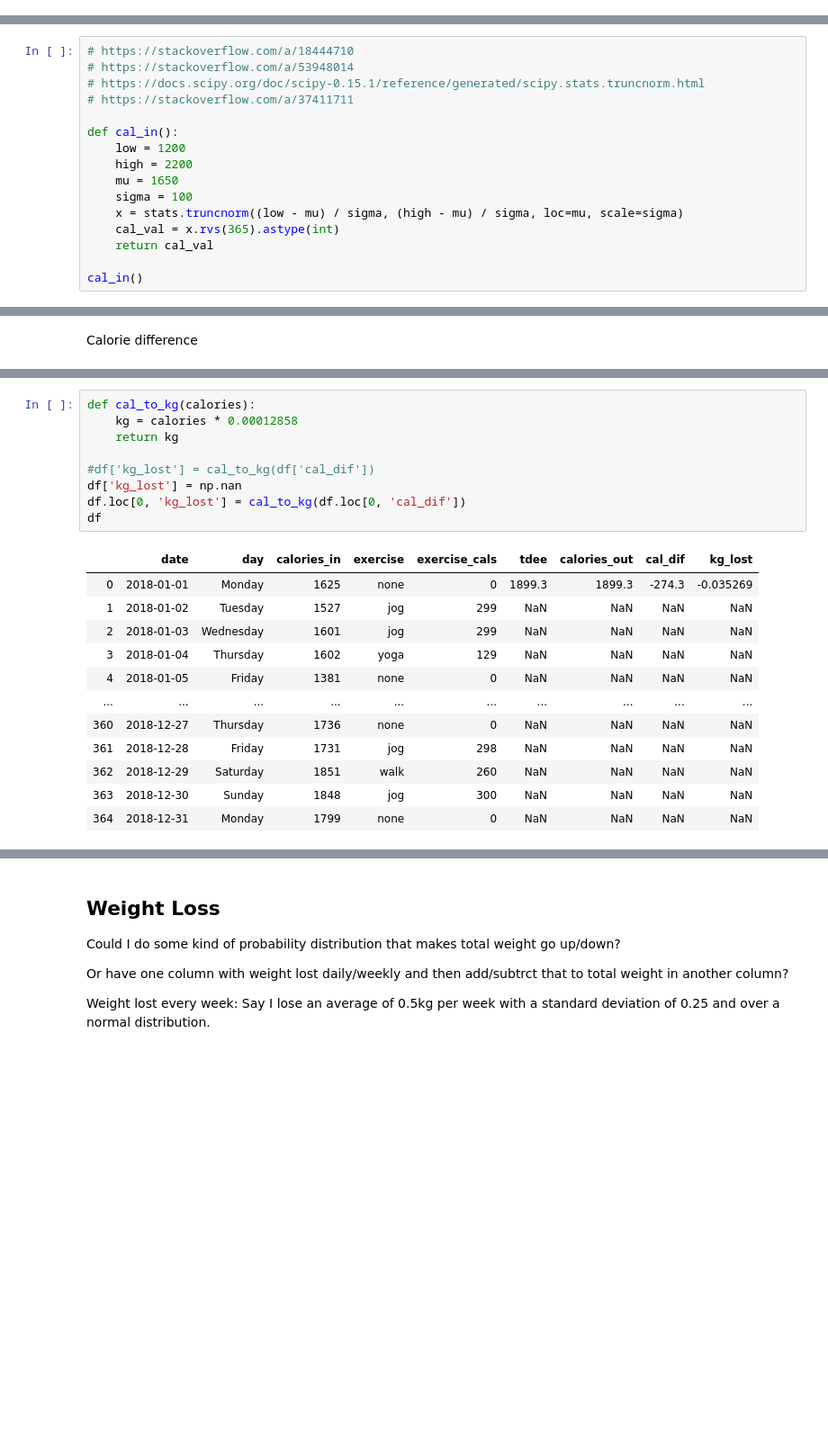
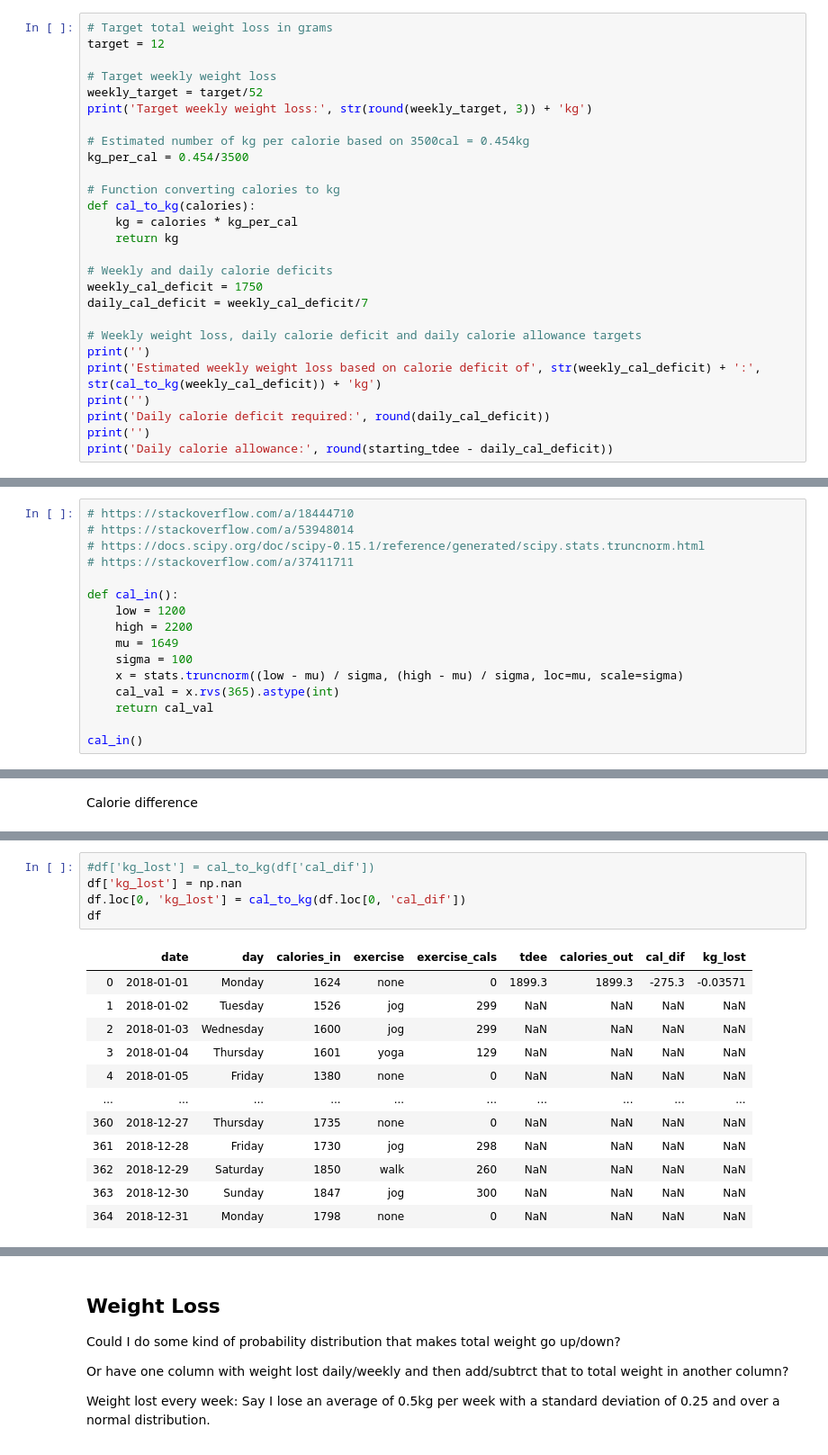
Before and after one commit to jennifer-ryan/data-set-simulation, a Jupyter notebook: Dataset Simulation.ipynb, the cells around one changed output, grey strips where cells are left out. Shown: that part at 90% size. Cells and saved outputs as stored; diff of their text form; blank space fills up the shorter version.

```diff
--- a/Dataset Simulation.ipynb
+++ b/Dataset Simulation.ipynb
@@ -159,0 +126,27 @@ In her spreadsheet, however, the focus is on calories in and out but she is gene
+# %%
+# Target total weight loss in grams
+target = 12
+
+# Target weekly weight loss
+weekly_target = target/52
+print('Target weekly weight loss:', str(round(weekly_target, 3)) + 'kg')
+
+# Estimated number of kg per calorie based on 3500cal = 0.454kg
+kg_per_cal = 0.454/3500
+
+# Function converting calories to kg
+def cal_to_kg(calories):
+    kg = calories * kg_per_cal
+    return kg
+
+# Weekly and daily calorie deficits
+weekly_cal_deficit = 1750
+daily_cal_deficit = weekly_cal_deficit/7
+
+# Weekly weight loss, daily calorie deficit and daily calorie allowance targets
+print('')
+print('Estimated weekly weight loss based on calorie deficit of', str(weekly_cal_deficit) + ':', str(cal_to_kg(weekly_cal_deficit)) + 'kg')
+print('')
+print('Daily calorie deficit required:', round(daily_cal_deficit))
+print('')
+print('Daily calorie allowance:', round(starting_tdee - daily_cal_deficit))
@@ -300,7 +309,7 @@ The numbers are converted to integer values as no one would realistically track
 def cal_in():
     low = 1200
     high = 2200
-    mu = 1650
+    mu = 1649
     sigma = 100
     x = stats.truncnorm((low - mu) / sigma, (high - mu) / sigma, loc=mu, scale=sigma)
     cal_val = x.rvs(365).astype(int)
@@ -526,26 +535,22 @@ df
 365 rows × 8 columns
 # %%
-def cal_to_kg(calories):
-    kg = calories * 0.00012858
-    return kg
-
 #df['kg_lost'] = cal_to_kg(df['cal_dif'])
 df['kg_lost'] = np.nan
 df.loc[0, 'kg_lost'] = cal_to_kg(df.loc[0, 'cal_dif'])
 df
 # %% [output]
 |  | date | day | calories_in | exercise | exercise_cals | tdee | calories_out | cal_dif | kg_lost |
-| 0 | 2018-01-01 | Monday | 1625 | none | 0 | 1899.3 | 1899.3 | -274.3 | -0.035269 |
-| 1 | 2018-01-02 | Tuesday | 1527 | jog | 299 | NaN | NaN | NaN | NaN |
-| 2 | 2018-01-03 | Wednesday | 1601 | jog | 299 | NaN | NaN | NaN | NaN |
-| 3 | 2018-01-04 | Thursday | 1602 | yoga | 129 | NaN | NaN | NaN | NaN |
-| 4 | 2018-01-05 | Friday | 1381 | none | 0 | NaN | NaN | NaN | NaN |
+| 0 | 2018-01-01 | Monday | 1624 | none | 0 | 1899.3 | 1899.3 | -275.3 | -0.03571 |
+| 1 | 2018-01-02 | Tuesday | 1526 | jog | 299 | NaN | NaN | NaN | NaN |
+| 2 | 2018-01-03 | Wednesday | 1600 | jog | 299 | NaN | NaN | NaN | NaN |
+| 3 | 2018-01-04 | Thursday | 1601 | yoga | 129 | NaN | NaN | NaN | NaN |
+| 4 | 2018-01-05 | Friday | 1380 | none | 0 | NaN | NaN | NaN | NaN |
 | ... | ... | ... | ... | ... | ... | ... | ... | ... | ... |
-| 360 | 2018-12-27 | Thursday | 1736 | none | 0 | NaN | NaN | NaN | NaN |
-| 361 | 2018-12-28 | Friday | 1731 | jog | 298 | NaN | NaN | NaN | NaN |
-| 362 | 2018-12-29 | Saturday | 1851 | walk | 260 | NaN | NaN | NaN | NaN |
-| 363 | 2018-12-30 | Sunday | 1848 | jog | 300 | NaN | NaN | NaN | NaN |
-| 364 | 2018-12-31 | Monday | 1799 | none | 0 | NaN | NaN | NaN | NaN |
+| 360 | 2018-12-27 | Thursday | 1735 | none | 0 | NaN | NaN | NaN | NaN |
+| 361 | 2018-12-28 | Friday | 1730 | jog | 298 | NaN | NaN | NaN | NaN |
+| 362 | 2018-12-29 | Saturday | 1850 | walk | 260 | NaN | NaN | NaN | NaN |
+| 363 | 2018-12-30 | Sunday | 1847 | jog | 300 | NaN | NaN | NaN | NaN |
+| 364 | 2018-12-31 | Monday | 1798 | none | 0 | NaN | NaN | NaN | NaN |
 365 rows × 9 columns
 # %%
 #['weight'] = np.nan
```
Also changed, not shown: parts of 27 cells of this notebook.
